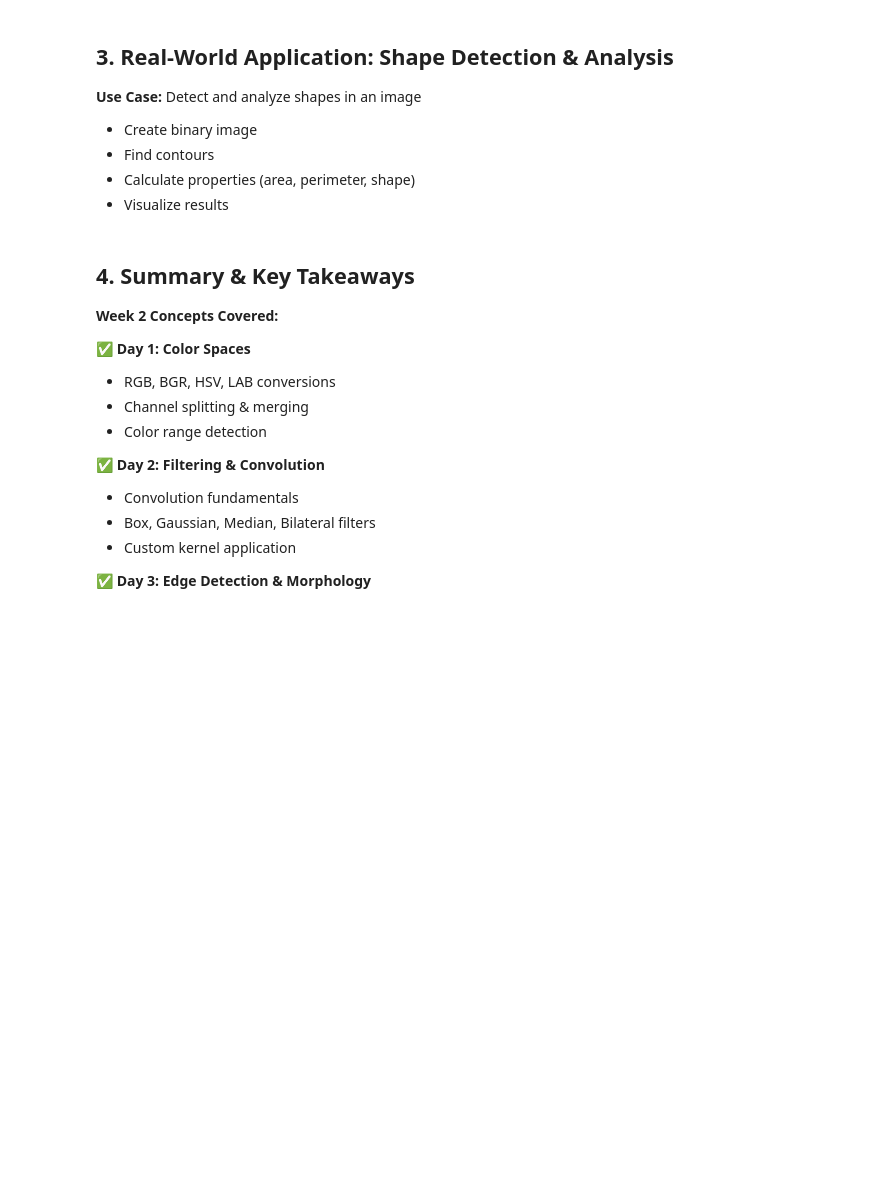
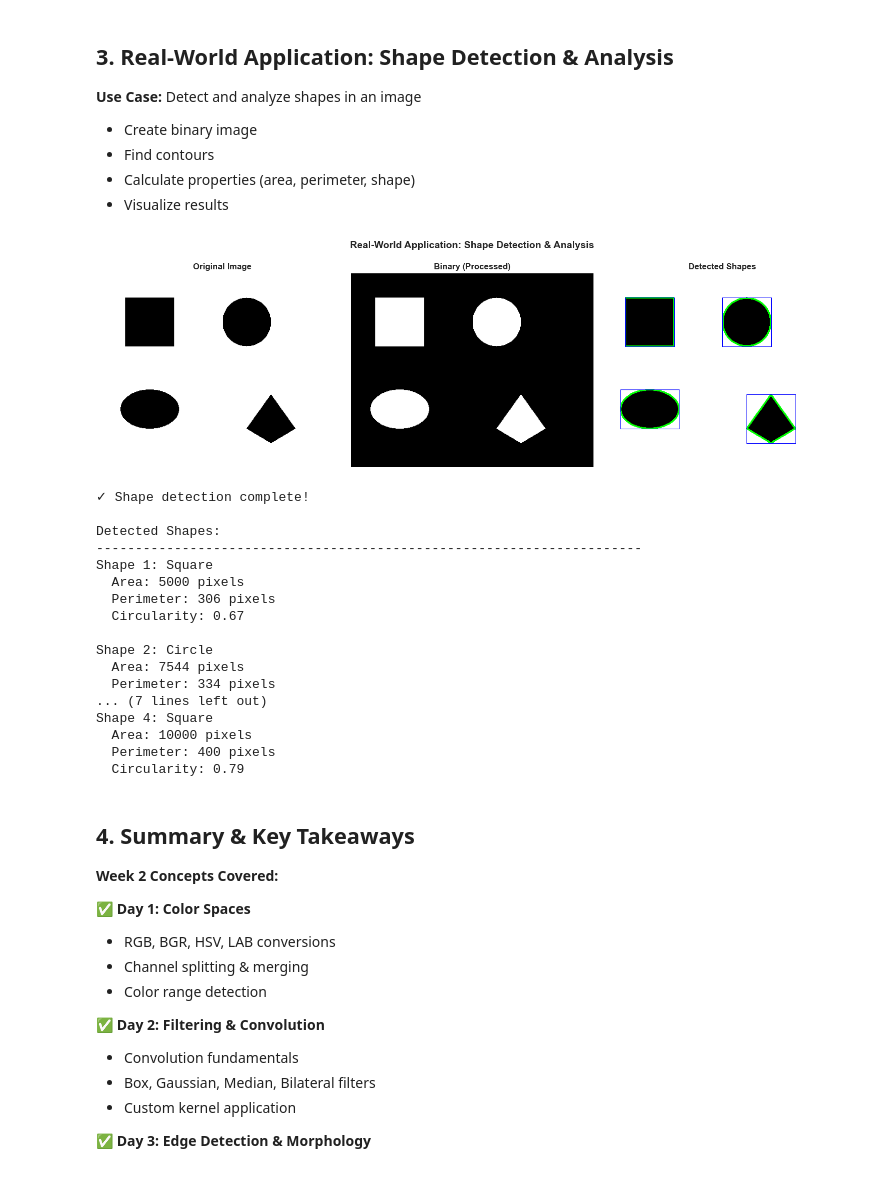
Before and after one commit to FahimShah651/CV_Practice, a Jupyter notebook: 01_April/Week_02/05_Image Processing Fundamentals Project.ipynb, the cells around one changed output. Saved outputs shown, nothing was run; the diff lists cells and outputs as text; code cells hidden in the pictures; blank space fills up the shorter version.

```diff
--- a/01_April/Week_02/05_Image Processing Fundamentals Project.ipynb
+++ b/01_April/Week_02/05_Image Processing Fundamentals Project.ipynb
@@ -222,7 +238,7 @@ cv2.rectangle(app_image, (50, 50), (150, 150), (0, 0, 0), -1)        # Square
 cv2.circle(app_image, (300, 100), 50, (0, 0, 0), -1)                  # Circle
 cv2.ellipse(app_image, (100, 280), (60, 40), 0, 0, 360, (0, 0, 0), -1)  # Ellipse
 points = np.array([[350, 250], [400, 320], [350, 350], [300, 320]], np.int32)
-cv2.polylines(app_image, [points], True, (0, 0, 0), -1)               # Diamond
+cv2.fillPoly(app_image, [points], (0, 0, 0))                          # Diamond
 
 # Apply pipeline
 gray = cv2.cvtColor(app_image, cv2.COLOR_BGR2GRAY)
@@ -271,33 +287,52 @@ for contour in contours:
 
 # Visualize
 fig, axes = plt.subplots(1, 3, figsize=(15, 5))
 
 axes[0].imshow(cv2.cvtColor(app_image, cv2.COLOR_BGR2RGB))
 axes[0].set_title('Original Image', fontweight='bold')
 axes[0].axis('off')
 
 axes[1].imshow(denoised, cmap='gray')
 axes[1].set_title('Binary (Processed)', fontweight='bold')
 axes[1].axis('off')
 
 axes[2].imshow(cv2.cvtColor(result, cv2.COLOR_BGR2RGB))
 axes[2].set_title('Detected Shapes', fontweight='bold')
 axes[2].axis('off')
 
 plt.suptitle('Real-World Application: Shape Detection & Analysis', fontsize=14, fontweight='bold')
 plt.tight_layout()
 plt.show()
 
 # Print results
 print("✓ Shape detection complete!\n")
 print("Detected Shapes:")
 print("-" * 70)
 for i, data in enumerate(shape_data, 1):
     print(f"Shape {i}: {data['Shape']}")
     print(f"  Area: {data['Area']} pixels")
     print(f"  Perimeter: {data['Perimeter']} pixels")
     print(f"  Circularity: {data['Circularity']}")
     print()
+# %% [output]
+[figure, added]
+✓ Shape detection complete!
+
+Detected Shapes:
+----------------------------------------------------------------------
+Shape 1: Square
+  Area: 5000 pixels
+  Perimeter: 306 pixels
+  Circularity: 0.67
+
+Shape 2: Circle
+  Area: 7544 pixels
+  Perimeter: 334 pixels
+... (7 lines left out)
+Shape 4: Square
+  Area: 10000 pixels
+  Perimeter: 400 pixels
+  Circularity: 0.79
 # %% [markdown]
 ## 4. Summary & Key Takeaways
 
```
Also changed, not shown: parts of 3 cells of this notebook, 6 other files.
